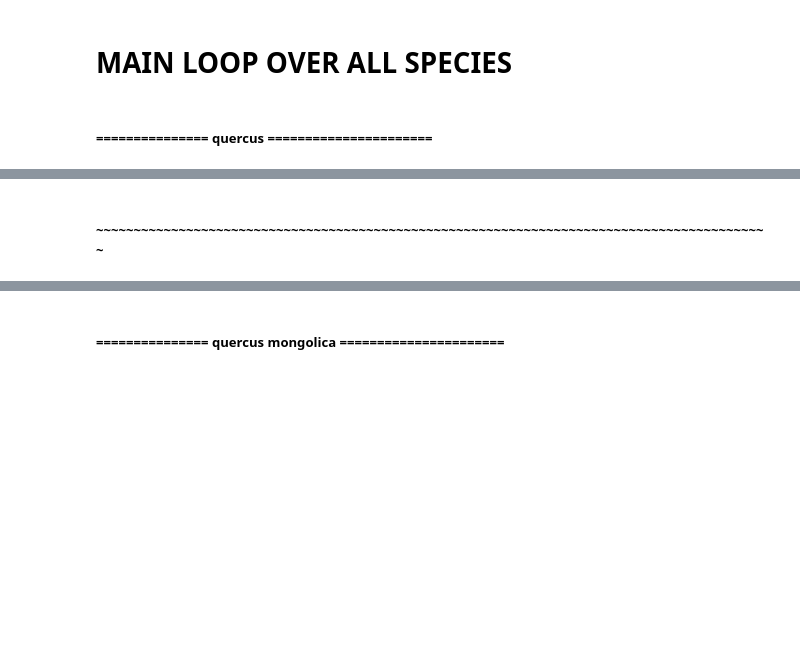
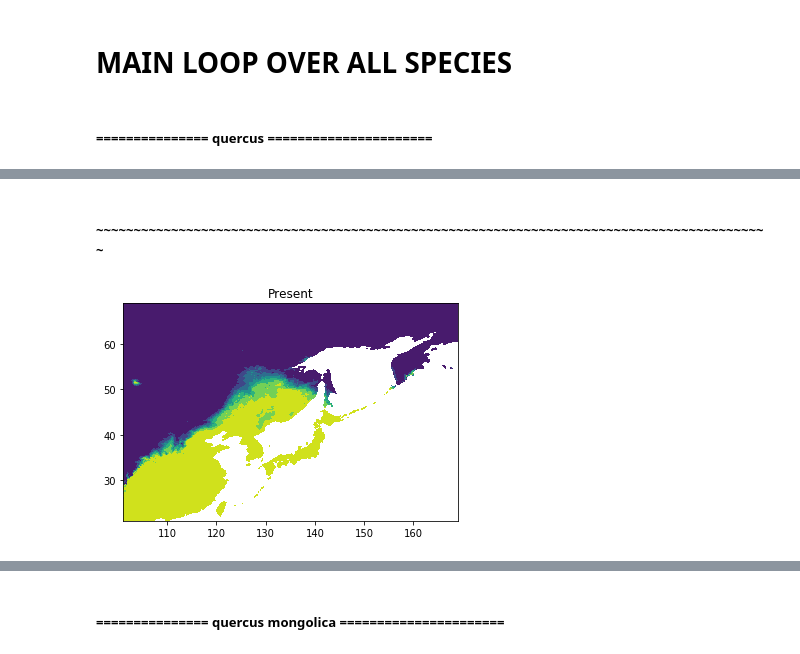
Before and after one commit to scidam/sdm, a Jupyter notebook: main.ipynb, the cells around one changed output, grey strips where cells are left out. Drawn from its saved outputs; the diff is of its cells as text; code cells hidden in the pictures; blank space fills up the shorter version.

```diff
--- a/main.ipynb
+++ b/main.ipynb
@@ -42,15 +43,19 @@ MODEL_SPECIES = ['quercus',
                  'fraxinus mandshurica'] # all  species should be given in lowercase format
 
 # Initial set of variables (see conf.py: PREDICTOR_LOADERS parameter for details)
+#VARIABLE_SET = tuple(['WKI' + str(k) for k in range(2, 7)])
+#VARIABLE_SET += tuple(['CKI' + str(k) for k in range(2, 7)])
 VARIABLE_SET = tuple(['BIO' + str(k) for k in range(1, 20)])
-VARIABLE_SET += ('PWKI0', 'PCKI0','IT', 'IC', 'TMINM', 'TMAXM')
-VARIABLE_SET += tuple(['PREC' + str(k) for k in range(1, 13)])
-VARIABLE_SET += tuple(['TAVG' + str(k) for k in range(1, 13)])
-VARIABLE_SET += tuple(['WKI' + str(k) for k in range(2, 7)])
-VARIABLE_SET += tuple(['CKI' + str(k) for k in range(2, 7)])
+#VARIABLE_SET += ('PWKI0', 'PCKI0','IT', 'IC', 'TMINM', 'TMAXM')
+#VARIABLE_SET += tuple(['PREC' + str(k) for k in range(1, 13)])
+#VARIABLE_SET += tuple(['TAVG' + str(k) for k in range(1, 13)])
+#VARIABLE_SET += tuple(['TMIN' + str(k) for k in range(1, 13)])
+#VARIABLE_SET += tuple(['TMAX' + str(k) for k in range(1, 13)])
+
+
 CLASSIFIERS = [ ('tree', DecisionTreeClassifier(random_state=10)),
                 ('MaxEnt', LogisticRegression()),
-                ('SVM', SVC(kernel='linear'))
+                #('SVM', SVC(kernel='linear'))
                 #('LDA', LinearDiscriminantAnalysis())
               ]
 KFOLDS_NUMBER = 20
@@ -153,45 +153,89 @@ for species in MODEL_SPECIES:
     model = Pipeline([('select_species', SelectSpecies(species)),
                       ('prune_suspicious', PruneSuspiciousCoords()),
                       ('ps_absence', FillPseudoAbsenceData(density=PSEUDO_ABSENCE_DENSITY)),
-                      ('fill_env', FillEnvironmentalData(VARIABLE_SET))]
+                      ('fill_env', FillEnvironmentalData(VARIABLE_SET)),
+                      ('fill_by_cond', FillPseudoAbsenceByConditions(species=species, similarity=0.2, density=1)),
+                      ('exclude_by_corr', CorrelationPruner(threshold=0.9, variables=VARIABLE_SET))
+                     ]
                      )
     print("Constructing the dataset...")
     aux_result = model.fit_transform(original_presence_data)
-    X, y = aux_result[list(VARIABLE_SET)].values, list(map(int, ~aux_result.absence))
+    current_variable_set = set(VARIABLE_SET).intersection(set(aux_result.columns.values))
+    print("Removed correlated features: ", set(VARIABLE_SET) - current_variable_set)
+    print("Leaved features: ", current_variable_set)
+    current_variable_set = list(current_variable_set)
+    X, y = aux_result[current_variable_set].values, list(map(int, ~aux_result.absence))
     print("Dataset is formed.")
     aux_result.info()
     for name, clf in CLASSIFIERS:
-        std_clf=TweakedPipeline([('scaler', StandardScaler()),
+        std_clf = TweakedPipeline([('scaler', StandardScaler()),
                          ('classificator', clf)])
-        # Not yet completed!
         print("Preforming recursive feature ellimination for the <%s> classifier..." % name)
         rfecv_acc = RFECV(estimator=std_clf, step=1, cv=StratifiedKFold(KFOLDS_NUMBER, shuffle=True),
                       scoring='accuracy')
         rfecv_acc.fit(X, y)
-        print("=" * 20, "accuracy case", "=" * 20)
-        print("Optimal composition of variables: ", np.array(VARIABLE_SET)[rfecv_acc.support_])
         acc_score = np.array(rfecv_acc.grid_scores_)[np.argmax(rfecv_acc.grid_scores_)]
-        print("Classification score (acc): ", acc_score)
-        print("=" * 60)
-        print("=" * 20, "roc/auc case", "=" * 20)
         rfecv_auc = RFECV(estimator=std_clf, step=1, cv=StratifiedKFold(KFOLDS_NUMBER, shuffle=True),
                       scoring='roc_auc')
         rfecv_auc.fit(X, y)
-        print("Optimal composition of variables: ", np.array(VARIABLE_SET)[rfecv_auc.support_])
         auc_score = np.array(rfecv_auc.grid_scores_)[np.argmax(rfecv_auc.grid_scores_)]
-        print("Classification score (auc): ", auc_score)
-        print("=" * 60)
-        print("The following predictors composition was selected: ",  np.array(VARIABLE_SET)[rfecv_acc.support_])
-        classifier_stats_acc.append((name, acc_score, clf, rfecv_acc.support_))
-        classifier_stats_auc.append((name, auc_score, clf, rfecv_auc.support_))
+        classifier_stats_acc.append((name, acc_score, std_clf, rfecv_acc.support_))
+        classifier_stats_auc.append((name, auc_score, std_clf, rfecv_auc.support_))
     acc_optimal_name, acc_optimal_score, acc_optimal_clf, acc_optimal_mask = tuple(classifier_stats_acc[np.argmax(list(map(lambda x: x[1], classifier_stats_acc)))])
     auc_optimal_name, auc_optimal_score, auc_optimal_clf, auc_optimal_mask = tuple(classifier_stats_auc[np.argmax(list(map(lambda x: x[1], classifier_stats_auc)))])
     display(HTML('<h5> --------------- Summary for %s: --------------- </h5>' % species))
     print("The best classifier is %s. Its accuracy score is %s." % (acc_optimal_name, acc_optimal_score))
-    print("Optimal predictor set (acc): ",  np.array(VARIABLE_SET)[acc_optimal_mask])
+    print("Optimal predictor set (acc): ",  np.array(current_variable_set)[acc_optimal_mask])
     print("The best classifier is %s. Its roc/auc score is %s." % (auc_optimal_name, auc_optimal_score))
-    print("Optimal predictor set (auc): ",  np.array(VARIABLE_SET)[auc_optimal_mask])
+    print("Optimal predictor set (auc): ",  np.array(current_variable_set)[auc_optimal_mask])
+    print("Statistic over all classifiers: ")
+    print("AUC/ROC - Case:")
+    df = pd.DataFrame({n[0]: [n[1], np.array(current_variable_set)[n[-1]][:5]] for n in classifier_stats_auc})
+    display(df)
+    print("Precision - Case:")
+    df = pd.DataFrame({n[0]: [n[1], np.array(current_variable_set)[n[-1]][:5]] for n in classifier_stats_acc})
+    display(df)
     display(HTML('<h5> %s </h5>' % ("~" * 90,)))
+
+    # ----
+    LATS = np.linspace(21, 69, 1000)
+    LONS = np.linspace(101, 169, 1000)
+    LATS_GRID, LONS_GRID = np.meshgrid(LATS, LONS)
+
+    optimal_vars = list(np.array(current_variable_set)[auc_optimal_mask])
+
+    fill_env = FillEnvironmentalData(optimal_vars)
+    map_df = pd.DataFrame({'latitude': LATS_GRID.ravel(),
+                           'longitude': LONS_GRID.ravel()})
+    X, y = aux_result[optimal_vars].values, list(map(int, ~aux_result.absence))
+    auc_optimal_clf.fit(X, y)
+    #fill_env.fit(map_df)
+
+    # ---- Current distribution
+    filled_df = fill_env.transform_nans(map_df)
+    XMAP = filled_df.loc[:, optimal_vars].values
+    nan_mask = np.any(np.isnan(XMAP), axis=1)
+    predictions = np.zeros((len(nan_mask), 2)) * np.nan
+
+    predictions[~nan_mask, :] = auc_optimal_clf.predict_proba(XMAP[~nan_mask,:])
+    presence_proba_current = predictions[:, 1]
+    plt.figure()
+    plt.contourf(LONS_GRID, LATS_GRID, presence_proba_current.reshape(1000,1000))
+    plt.title('Present')
+    plt.show()
+
+    fill_env = FillEnvironmentalData(optimal_vars, postfix='_50cc26')
+    filled_df = fill_env.transform_nans(map_df)
+    XMAP_f = filled_df.loc[:, optimal_vars].values
+    nan_mask_future = np.any(np.isnan(XMAP_f), axis=1)
+    predictions_future = np.zeros((len(nan_mask_future), 2)) * np.nan
+
+    predictions_future[~nan_mask_future, :] = auc_optimal_clf.predict_proba(XMAP_f[~nan_mask_future,:])
+    presence_proba_future = predictions_future[:, 1]
+    plt.figure()
+    plt.contourf(LONS_GRID, LATS_GRID, presence_proba_future.reshape(1000,1000))
+    plt.title('Future: 50cc26')
+    plt.show()
 # %% [output]
 =============== quercus ======================
 Constructing the dataset...
@@ -221 +272,2 @@ Optimal predictor set (auc):  ['BIO3' 'BIO12' 'BIO15' 'BIO16' 'BIO18' 'PWKI0' 'P
 ~~~~~~~~~~~~~~~~~~~~~~~~~~~~~~~~~~~~~~~~~~~~~~~~~~~~~~~~~~~~~~~~~~~~~~~~~~~~~~~~~~~~~~~~~~
+[figure, added]
```
Also changed, not shown: parts of 3 cells of this notebook, 5 other files.
